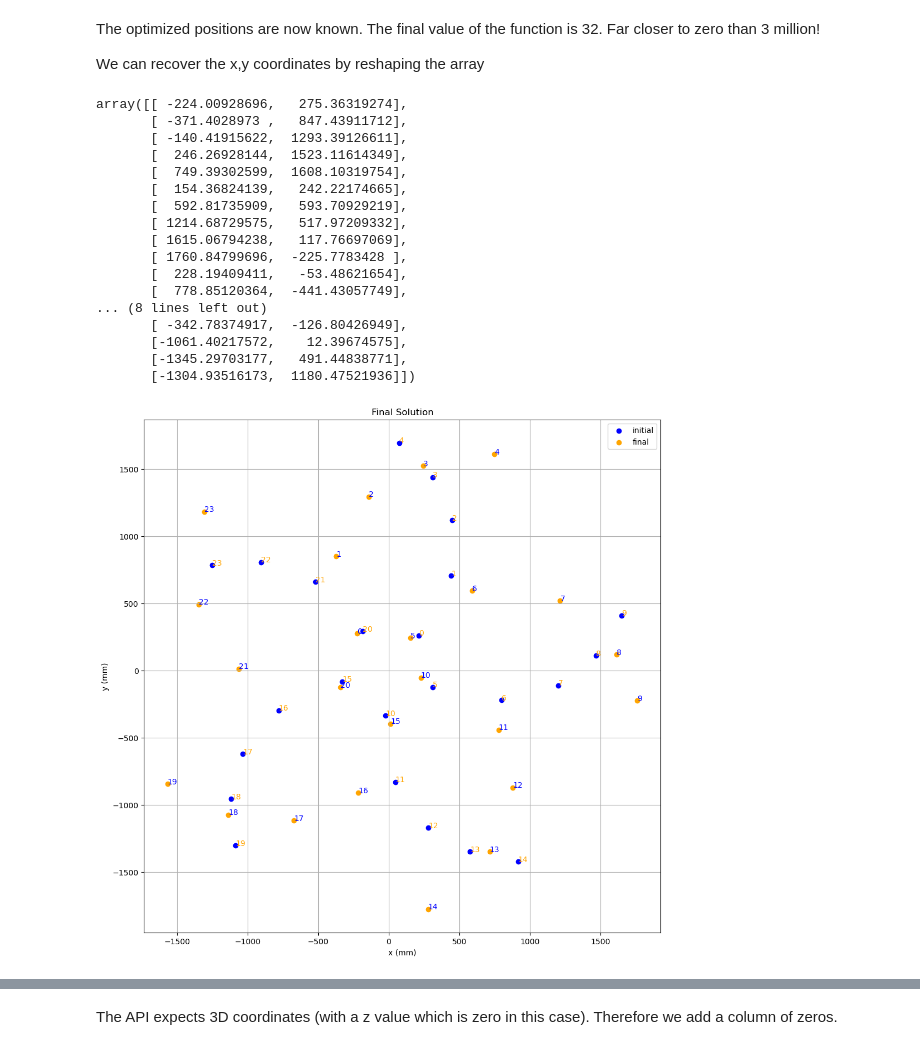
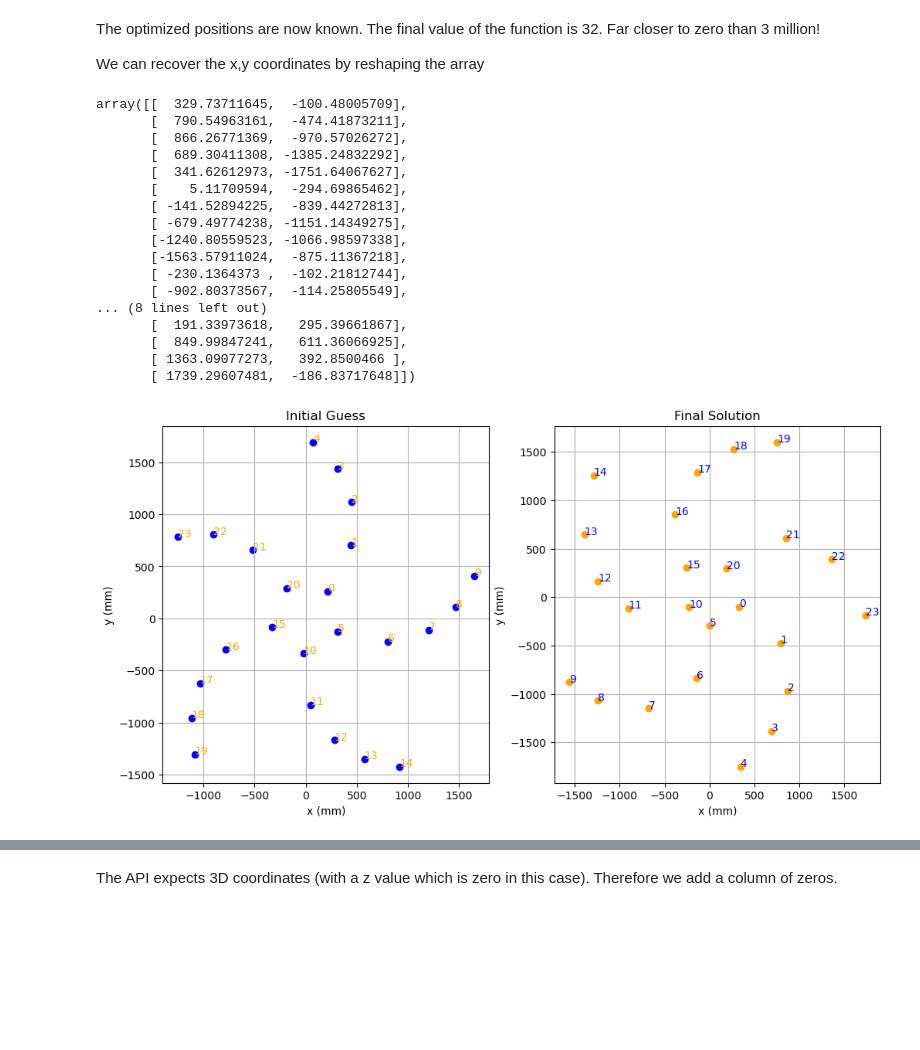
Before and after one commit to tart-telescope/position_cal, a Jupyter notebook: hammanskraal/antenna_survey.ipynb, the cells around one changed output, grey strips where cells are left out. Saved outputs shown, nothing was run; the diff lists cells and outputs as text; code cells hidden in the pictures; blank space fills up the shorter version.

Commit message:
Better plotting and weighting

```diff
--- a/hammanskraal/antenna_survey.ipynb
+++ b/hammanskraal/antenna_survey.ipynb
@@ -12,7 +12,7 @@ from scipy.optimize import minimize
 # %%
 site_name = 'za-hammanskraal'
 x0 = [0,0]
-global_rot_degrees = 0
+global_rot_degrees = 180
 global_rot_index = 3
 # %%
 import pandas as pd
@@ -249,15 +249,15 @@ def m_ij_model(x):
 
 def radius_residual(x):
     predict = radius_model(x)
-    return predict - radius
+    return (predict - radius)
 
 def m_ij_residual(x):
     predict = m_ij_model(x)
-    return predict - non_nan_ij
+    return (predict - non_nan_ij)/10
 
 def rot_residual(x):
     predict = angle(x, global_rot_index)
-    return predict - global_rot_degrees
+    return (predict - global_rot_degrees)
 
 def f_old(x):
     ret = 0
@@ -331,44 +331,46 @@ We can recover the x,y coordinates by reshaping the array
 pos = res.x.reshape((24,2))
 pos
 # %% [output]
-array([[ -224.00928696,   275.36319274],
-       [ -371.4028973 ,   847.43911712],
-       [ -140.41915622,  1293.39126611],
-       [  246.26928144,  1523.11614349],
-       [  749.39302599,  1608.10319754],
-       [  154.36824139,   242.22174665],
-       [  592.81735909,   593.70929219],
-       [ 1214.68729575,   517.97209332],
-       [ 1615.06794238,   117.76697069],
-       [ 1760.84799696,  -225.7783428 ],
-       [  228.19409411,   -53.48621654],
-       [  778.85120364,  -441.43057749],
+array([[  329.73711645,  -100.48005709],
+       [  790.54963161,  -474.41873211],
+       [  866.26771369,  -970.57026272],
+       [  689.30411308, -1385.24832292],
+       [  341.62612973, -1751.64067627],
+       [    5.11709594,  -294.69865462],
+       [ -141.52894225,  -839.44272813],
+       [ -679.49774238, -1151.14349275],
+       [-1240.80559523, -1066.98597338],
+       [-1563.57911024,  -875.11367218],
+       [ -230.1364373 ,  -102.21812744],
+       [ -902.80373567,  -114.25805549],
 ... (8 lines left out)
-       [ -342.78374917,  -126.80426949],
-       [-1061.40217572,    12.39674575],
-       [-1345.29703177,   491.44838771],
-       [-1304.93516173,  1180.47521936]])
+       [  191.33973618,   295.39661867],
+       [  849.99847241,   611.36066925],
+       [ 1363.09077273,   392.8500466 ],
+       [ 1739.29607481,  -186.83717648]])
 # %%
-fig, ax = plt.subplots(figsize=(12,12))
+fig, ax = plt.subplots(nrows=1, ncols=2, figsize=(12,6))
 
-ax.scatter(pos_i[:,0], pos_i[:,1], label='initial', color='blue')
-ax.scatter(pos[:,0], pos[:,1], label='final', color='orange')
 
+ax[0].scatter(pos_i[:,0], pos_i[:,1], label='initial', color='blue')
 for i in range(0,pos_i.shape[0]):
-    ax.text(pos_i[i,0], pos_i[i,1],f"{i}", color='orange')
+    ax[0].text(pos_i[i,0], pos_i[i,1],f"{i}", color='orange')
+ax[0].set_title('Initial Guess')
+ax[0].grid(True)
+ax[0].set_xlabel('x (mm)')
+ax[0].set_ylabel('y (mm)')
 
+ax[1].scatter(pos[:,0], pos[:,1], label='final', color='orange')
 for i in range(0,pos.shape[0]):
-    ax.text(pos[i,0], pos[i,1],f"{i}", color='blue')
-
-ax.grid(True)
-ax.set_title('Final Solution')
-ax.set_xlabel('x (mm)')
-ax.set_ylabel('y (mm)')
-ax.legend()
+    ax[1].text(pos[i,0], pos[i,1],f"{i}", color='blue')
+ax[1].set_title('Final Solution')
+ax[1].grid(True)
+ax[1].set_xlabel('x (mm)')
+ax[1].set_ylabel('y (mm)')
 plt.savefig('final_positions.png')
 plt.show()
 # %% [output]
-[figure, old version]
+[figure, new version]
 # %%
 # Differences plot
 diff = pos - pos_i[:,0:2]
```
Also changed, not shown: parts of 11 cells of this notebook, 2 other files.
